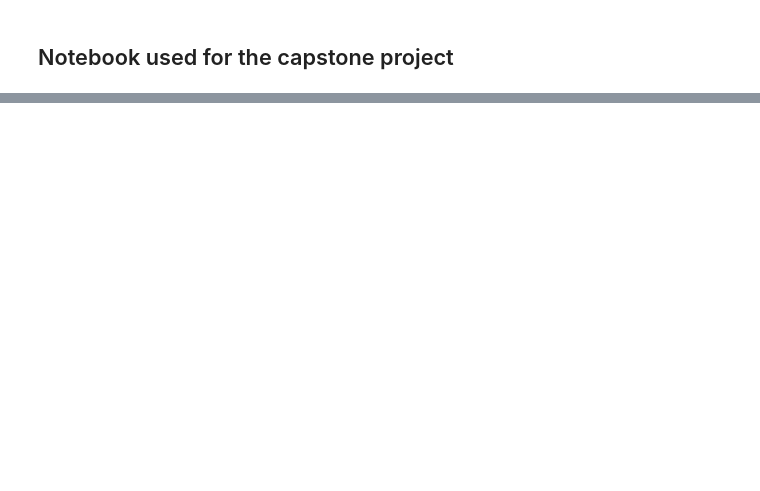
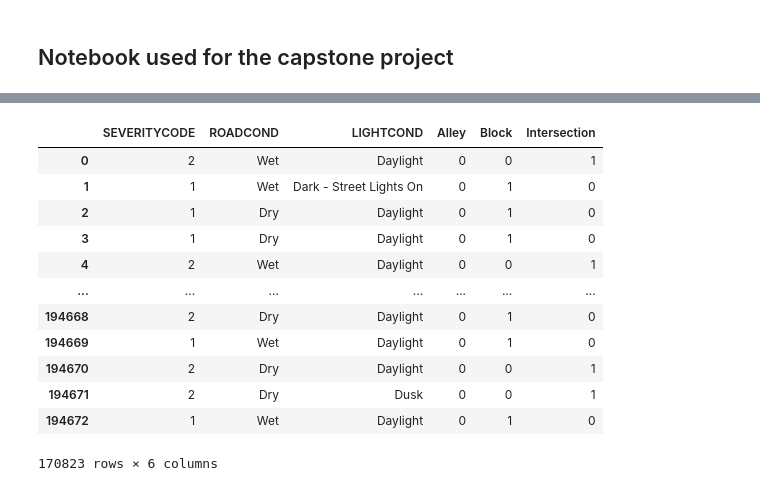
Before and after one commit to PanLas/Coursera_Capstone, a Jupyter notebook: A1.ipynb, the cells around one changed output, grey strips where cells are left out. Saved outputs shown, nothing was run; the diff lists cells and outputs as text; code cells hidden in the pictures; blank space fills up the shorter version.

```diff
--- a/A1.ipynb
+++ b/A1.ipynb
@@ -49,0 +121,19 @@ df_ = df[["SEVERITYCODE", "ADDRTYPE", "COLLISIONTYPE", "INCDTTM",
+# %%
+one_hot = pd.get_dummies(df["ADDRTYPE"])
+df = df.drop("ADDRTYPE", axis=1)
+df = df.join(one_hot)
+df
+# %% [output]
+|  | SEVERITYCODE | ROADCOND | LIGHTCOND | Alley | Block | Intersection |
+| 0 | 2 | Wet | Daylight | 0 | 0 | 1 |
+| 1 | 1 | Wet | Dark - Street Lights On | 0 | 1 | 0 |
+| 2 | 1 | Dry | Daylight | 0 | 1 | 0 |
+| 3 | 1 | Dry | Daylight | 0 | 1 | 0 |
+| 4 | 2 | Wet | Daylight | 0 | 0 | 1 |
+| ... | ... | ... | ... | ... | ... | ... |
+| 194668 | 2 | Dry | Daylight | 0 | 1 | 0 |
+| 194669 | 1 | Wet | Daylight | 0 | 1 | 0 |
+| 194670 | 2 | Dry | Daylight | 0 | 0 | 1 |
+| 194671 | 2 | Dry | Dusk | 0 | 0 | 1 |
+| 194672 | 1 | Wet | Daylight | 0 | 1 | 0 |
+170823 rows × 6 columns
```
Also changed, not shown: parts of 21 cells of this notebook.
